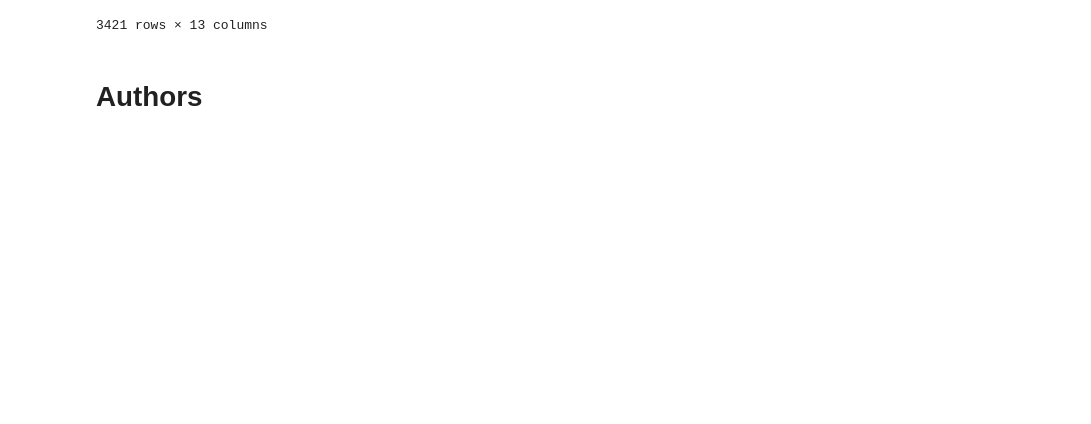
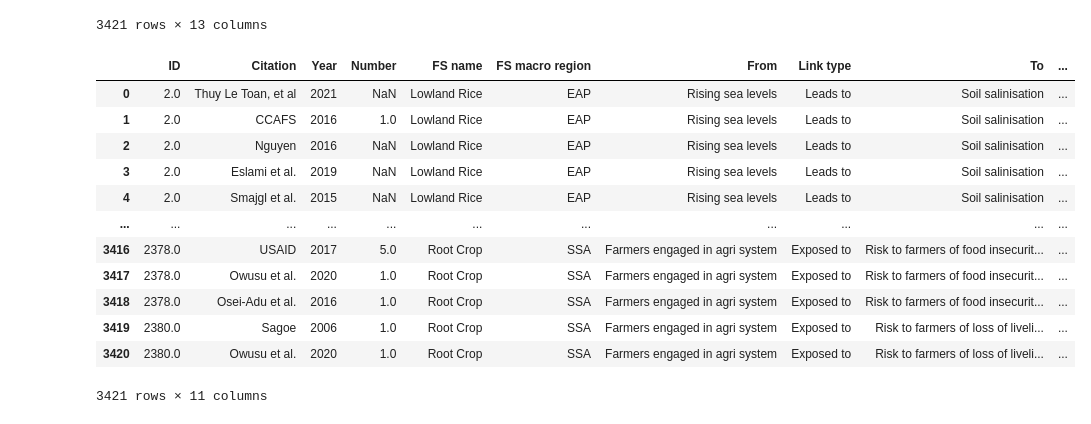
Before and after one commit to iberius96/DP_DPI, a Jupyter notebook: OTHER/tests.ipynb, the cells around one changed output. Saved outputs shown, nothing was run; the diff lists cells and outputs as text; code cells hidden in the pictures; blank space fills up the shorter version.

```diff
--- a/OTHER/tests.ipynb
+++ b/OTHER/tests.ipynb
@@ -1171,5 +1171,3 @@ final_re_merged
 | 3419 | 3420 | Root Crop | SSA | Farmers engaged in agri system | Exposed to | Risk to farmers of loss of liveli... | Crop production is mostly subsist... | https://www.researchgate.net/publ... | 2380.0 | ... |
 | 3420 | 3421 | Root Crop | SSA | Farmers engaged in agri system | Exposed to | Risk to farmers of loss of liveli... | Crop production is mostly subsist... | https://www.inderscienceonline.co... | 2380.0 | ... |
 3421 rows × 13 columns
-# %% [markdown]
-# Authors
@@ -1182,0 +1176,21 @@ orig_resources.to_csv("test.csv")
+# %%
+factors = pd.read_csv("../DP/CRISP Dataset/CSV/DB csv/f.csv", dtype={
+                    'Year': 'str',
+                    'Number': 'str',
+                 })
+#factors = factors.rename(columns={'Number_x':'Number'})
+factors
+# %% [output]
+|  | ID | Citation | Year | Number | FS name | FS macro region | From | Link type | To | ... |
+| 0 | 2.0 | Thuy Le Toan, et al | 2021 | NaN | Lowland Rice | EAP | Rising sea levels | Leads to | Soil salinisation | ... |
+| 1 | 2.0 | CCAFS | 2016 | 1.0 | Lowland Rice | EAP | Rising sea levels | Leads to | Soil salinisation | ... |
+| 2 | 2.0 | Nguyen | 2016 | NaN | Lowland Rice | EAP | Rising sea levels | Leads to | Soil salinisation | ... |
+| 3 | 2.0 | Eslami et al. | 2019 | NaN | Lowland Rice | EAP | Rising sea levels | Leads to | Soil salinisation | ... |
+| 4 | 2.0 | Smajgl et al. | 2015 | NaN | Lowland Rice | EAP | Rising sea levels | Leads to | Soil salinisation | ... |
+| ... | ... | ... | ... | ... | ... | ... | ... | ... | ... | ... |
+| 3416 | 2378.0 | USAID | 2017 | 5.0 | Root Crop | SSA | Farmers engaged in agri system | Exposed to | Risk to farmers of food insecurit... | ... |
+| 3417 | 2378.0 | Owusu et al. | 2020 | 1.0 | Root Crop | SSA | Farmers engaged in agri system | Exposed to | Risk to farmers of food insecurit... | ... |
+| 3418 | 2378.0 | Osei-Adu et al. | 2016 | 1.0 | Root Crop | SSA | Farmers engaged in agri system | Exposed to | Risk to farmers of food insecurit... | ... |
+| 3419 | 2380.0 | Sagoe | 2006 | 1.0 | Root Crop | SSA | Farmers engaged in agri system | Exposed to | Risk to farmers of loss of liveli... | ... |
+| 3420 | 2380.0 | Owusu et al. | 2020 | 1.0 | Root Crop | SSA | Farmers engaged in agri system | Exposed to | Risk to farmers of loss of liveli... | ... |
+3421 rows × 11 columns
```
Also changed, not shown: parts of 4 cells of this notebook, 10 other files.
